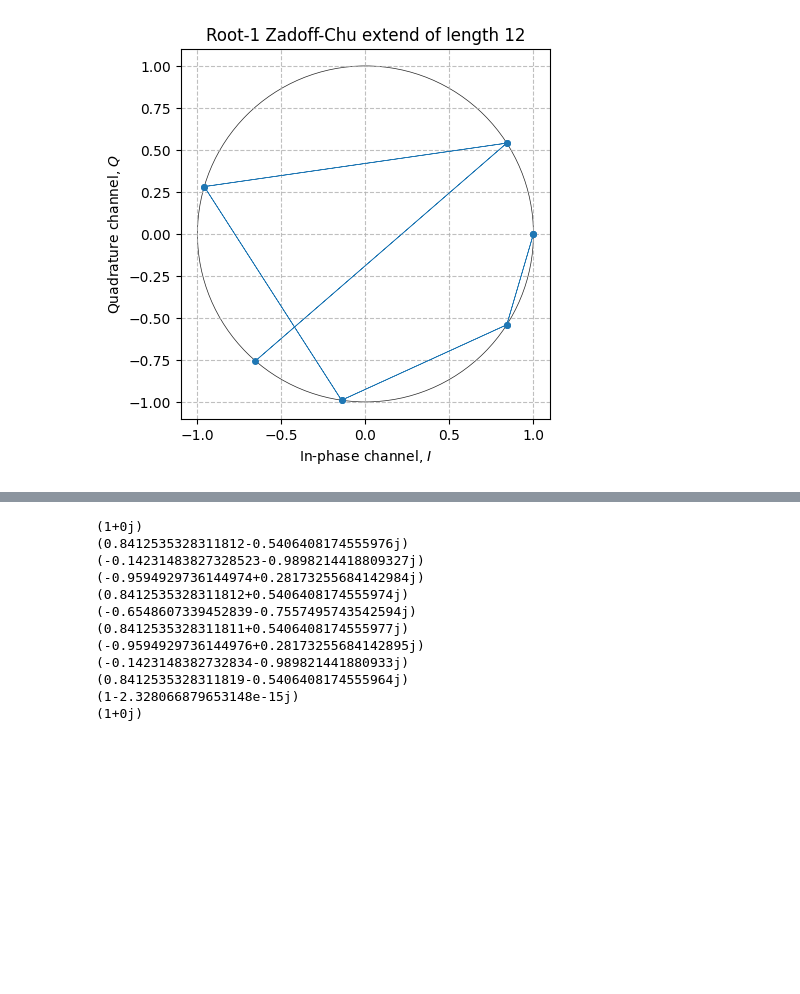
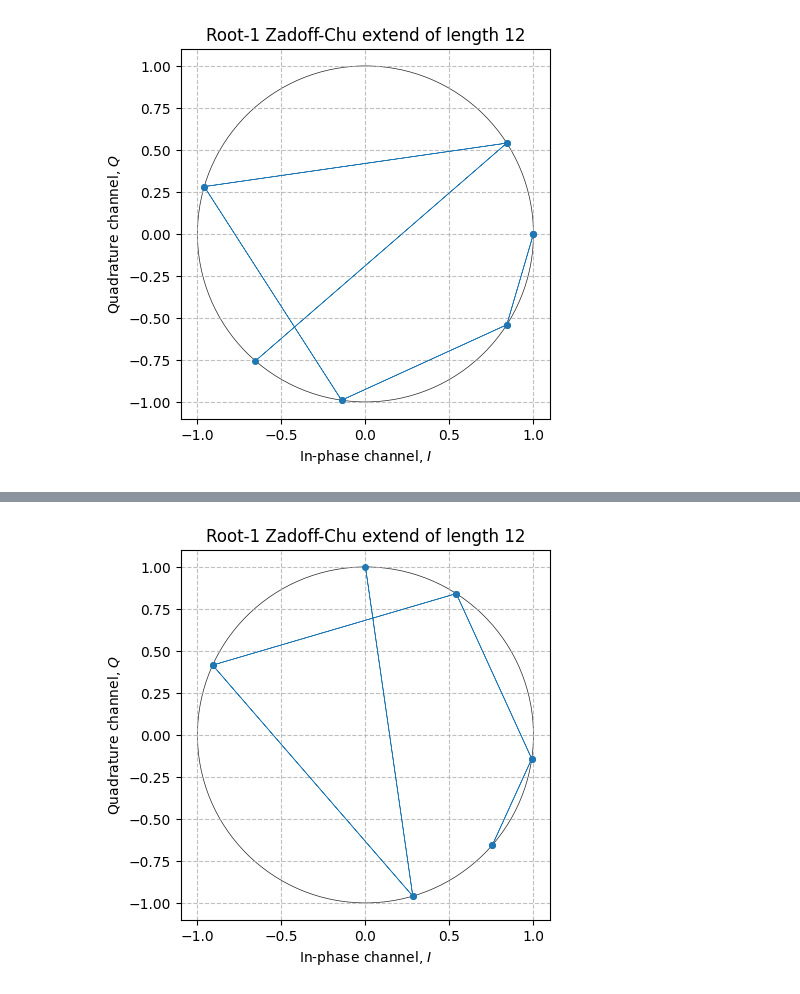
Before and after one commit to Danzo0l/py-laboratory, a Jupyter notebook: mMTC/zadoff-chu.ipynb, the cells around one changed output, grey strips where cells are left out. Saved outputs shown, nothing was run; the diff lists cells and outputs as text; code cells hidden in the pictures; blank space fills up the shorter version.

```diff
--- a/mMTC/zadoff-chu.ipynb
+++ b/mMTC/zadoff-chu.ipynb
@@ -178,30 +231,21 @@ plt.show()
 # %%
-# Autocorrelation for Cyclyc extend of ZC
+# Apply fft to ZC squence
 # Params: N - length, r1 - root index of ZC sequence
 N = 11
 N_sf = 12
 r1 = 1
-r2 = 4
 
 ZC1 = sdr.zadoff_chu_sequence(N, r1)
-ZC2 = sdr.zadoff_chu_sequence(N, r2)
 S1 = np.zeros(N_sf)
-S2 = np.zeros(N_sf)
+S1 = ZC1[np.arange(N_sf) % N]
 # Generate S1 - Extend of ZC sequence
-S1 = ZC1[np.arange(N_sf) % N]
-S2 = ZC2[np.arange(N_sf) % N]
+FFT_ZC = np.fft.fft(ZC1 / np.sqrt(N_sf))
 
-print(*np.roll(S1, 0), sep='\n')
+plt.figure()
+sdr.plot.constellation(FFT_ZC, linestyle="-", linewidth=0.5, markersize=8)
+circle = plt.Circle((0, 0), 1, color='#222222', linewidth=0.5, fill=False)
+plt.gca().add_artist(circle)
+plt.title(f"Root-{r1} Zadoff-Chu extend of length {N_sf}")
+plt.show()
 # %% [output]
-(1+0j)
-(0.8412535328311812-0.5406408174555976j)
-(-0.14231483827328523-0.9898214418809327j)
-(-0.9594929736144974+0.28173255684142984j)
-(0.8412535328311812+0.5406408174555974j)
-(-0.6548607339452839-0.7557495743542594j)
-(0.8412535328311811+0.5406408174555977j)
-(-0.9594929736144976+0.28173255684142895j)
-(-0.1423148382732834-0.989821441880933j)
-(0.8412535328311819-0.5406408174555964j)
-(1-2.328066879653148e-15j)
-(1+0j)
+[figure, added]
```
Also changed, not shown: parts of 4 cells of this notebook.
